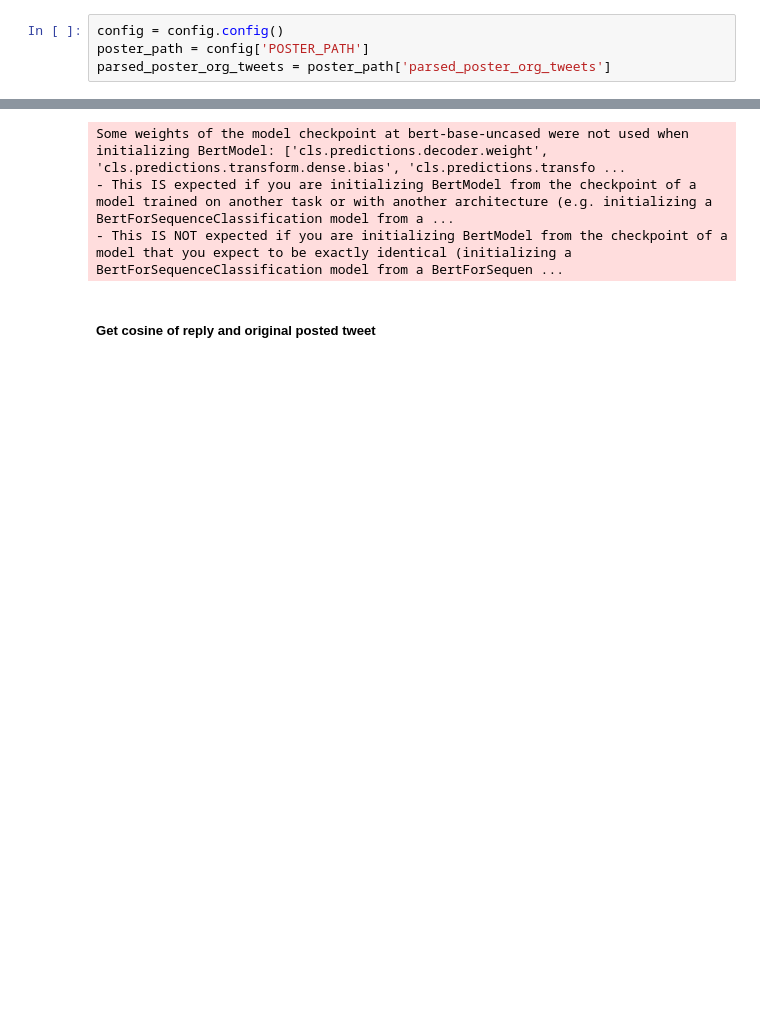
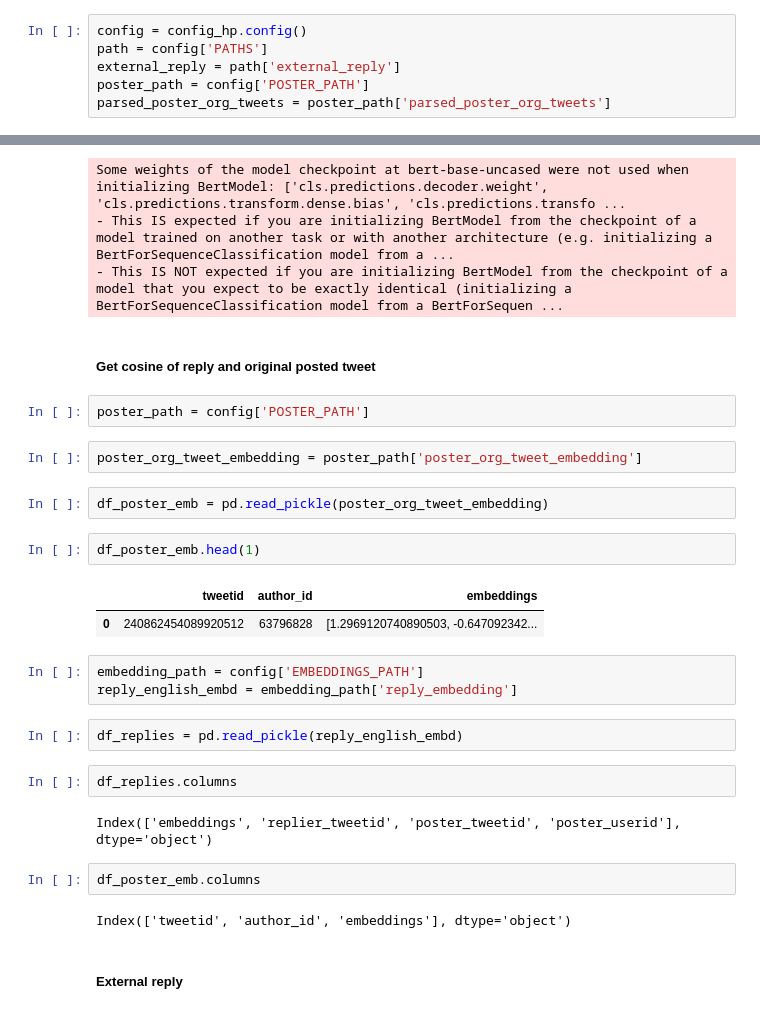
Before and after one commit to osome-iu/io-coordinated-replies, a Jupyter notebook: script/notebooks/reply_coordination/tweet_level/6_get_original_tweet_embedding.ipynb, the cells around one changed output, grey strips where cells are left out. Saved outputs shown, nothing was run; the diff lists cells and outputs as text; blank space fills up the shorter version.

```diff
--- a/script/notebooks/reply_coordination/tweet_level/6_get_original_tweet_embedding.ipynb
+++ b/script/notebooks/reply_coordination/tweet_level/6_get_original_tweet_embedding.ipynb
@@ -26,7 +34,9 @@ import helper.embedding as emb_hp
 # %% [markdown]
 ##### **Get log files**
 # %%
-config = config.config()
+config = config_hp.config()
+path = config['PATHS']
+external_reply = path['external_reply']
 poster_path = config['POSTER_PATH']
 parsed_poster_org_tweets = poster_path['parsed_poster_org_tweets']
 # %% [markdown]
@@ -57,3 +67,29 @@ Some weights of the model checkpoint at bert-base-uncased were not used when ini
 - This IS NOT expected if you are initializing BertModel from the checkpoint of a model that you expect to be exactly identical (initializing a BertForSequenceClassification model from a BertForSequen ...
 # %% [markdown]
 ##### **Get cosine of reply and original posted tweet**
+# %%
+poster_path = config['POSTER_PATH']
+# %%
+poster_org_tweet_embedding = poster_path['poster_org_tweet_embedding']
+# %%
+df_poster_emb = pd.read_pickle(poster_org_tweet_embedding)
+# %%
+df_poster_emb.head(1)
+# %% [output]
+|  | tweetid | author_id | embeddings |
+| 0 | 240862454089920512 | 63796828 | [1.2969120740890503, -0.647092342... |
+# %%
+embedding_path = config['EMBEDDINGS_PATH']
+reply_english_embd = embedding_path['reply_embedding']
+# %%
+df_replies = pd.read_pickle(reply_english_embd)
+# %%
+df_replies.columns
+# %% [output]
+Index(['embeddings', 'replier_tweetid', 'poster_tweetid', 'poster_userid'], dtype='object')
+# %%
+df_poster_emb.columns
+# %% [output]
+Index(['tweetid', 'author_id', 'embeddings'], dtype='object')
+# %% [markdown]
+##### **External reply**
```
Also changed, not shown: parts of 5 cells of this notebook, 11 other files.
